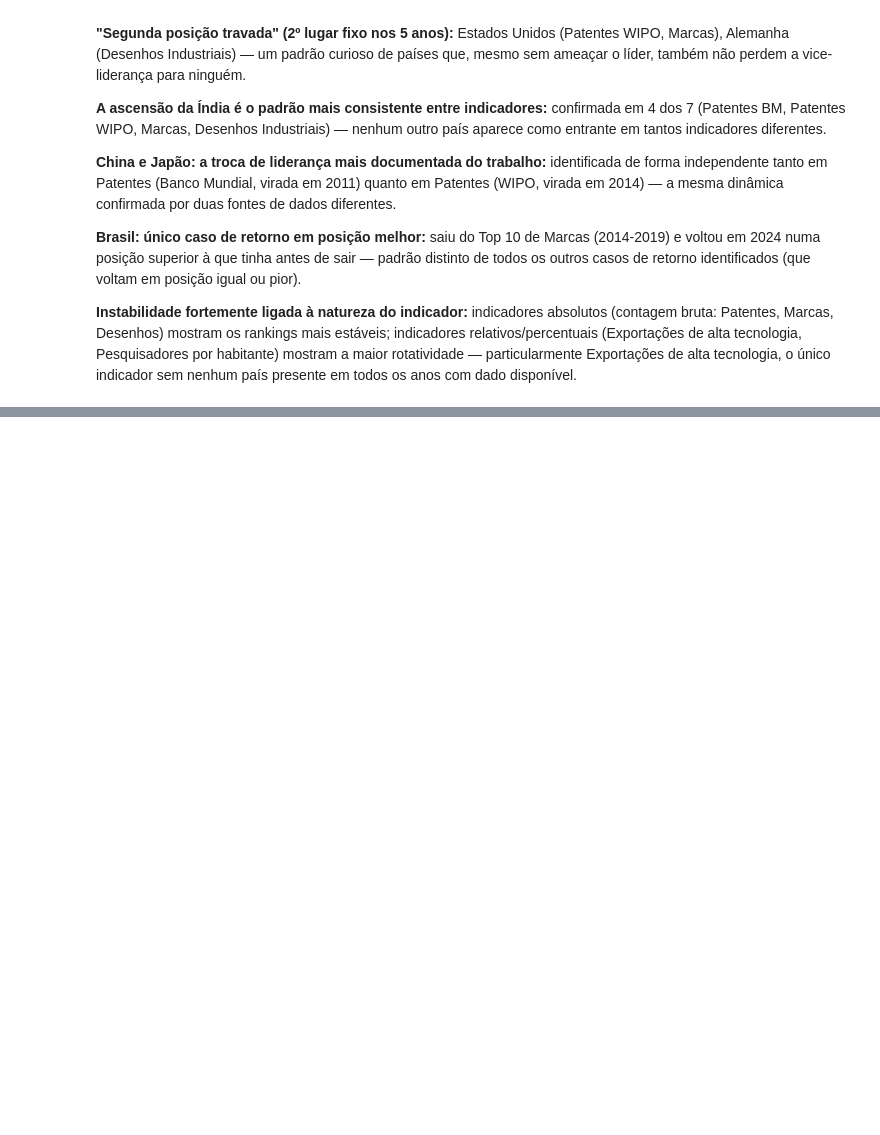
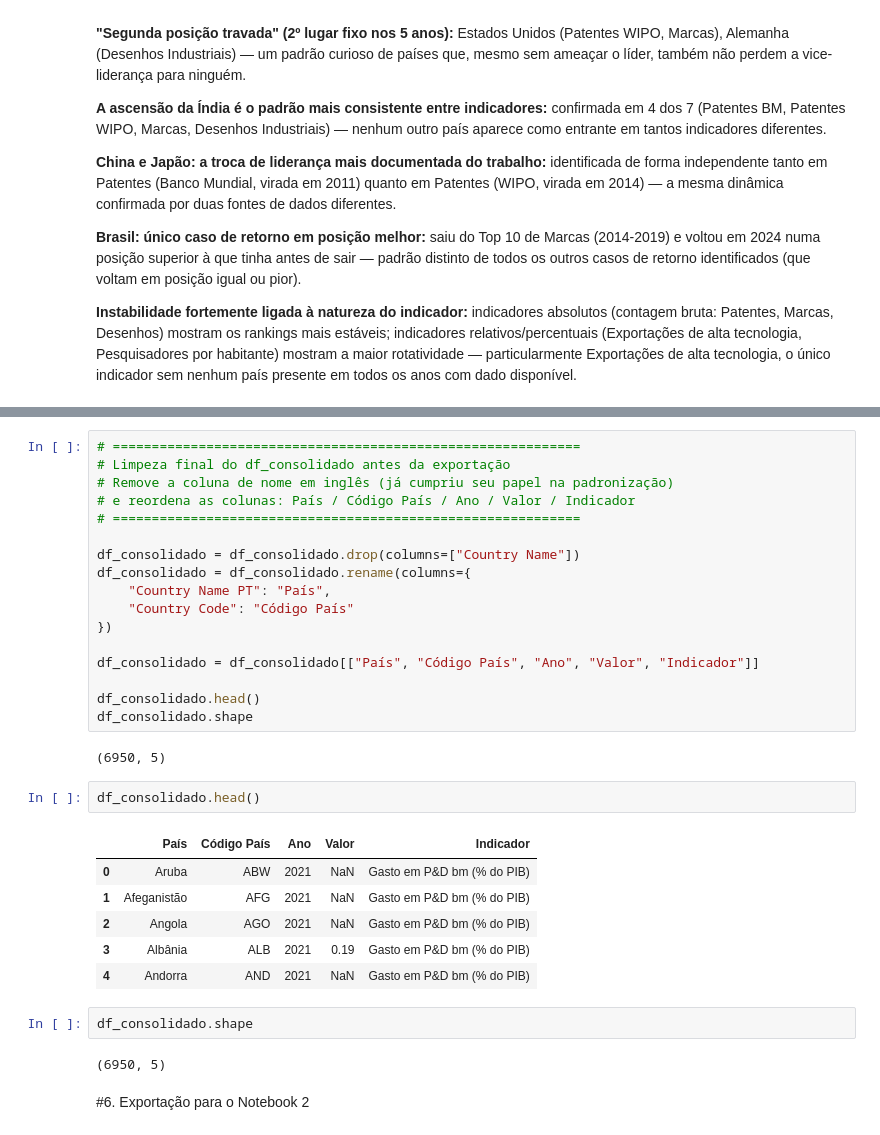
Before and after one commit to Gabriel-Roledo-ds/Analise-dos-top-10-paises-em-Inovacao-Tecnologica, a Jupyter notebook: indicadores_de_inovação_tecnologica.ipynb, the cells around one changed output, grey strips where cells are left out. Saved outputs shown, nothing was run; the diff lists cells and outputs as text; blank space fills up the shorter version.

```diff
--- a/indicadores_de_inovação_tecnologica.ipynb
+++ b/indicadores_de_inovação_tecnologica.ipynb
@@ -1775,0 +1794,34 @@ país presente em todos os anos com dado disponível.
+# %%
+# ============================================================
+# Limpeza final do df_consolidado antes da exportação
+# Remove a coluna de nome em inglês (já cumpriu seu papel na padronização)
+# e reordena as colunas: País / Código País / Ano / Valor / Indicador
+# ============================================================
+
+df_consolidado = df_consolidado.drop(columns=["Country Name"])
+df_consolidado = df_consolidado.rename(columns={
+    "Country Name PT": "País",
+    "Country Code": "Código País"
+})
+
+df_consolidado = df_consolidado[["País", "Código País", "Ano", "Valor", "Indicador"]]
+
+df_consolidado.head()
+df_consolidado.shape
+# %% [output]
+(6950, 5)
+# %%
+df_consolidado.head()
+# %% [output]
+|  | País | Código País | Ano | Valor | Indicador |
+| 0 | Aruba | ABW | 2021 | NaN | Gasto em P&D bm (% do PIB) |
+| 1 | Afeganistão | AFG | 2021 | NaN | Gasto em P&D bm (% do PIB) |
+| 2 | Angola | AGO | 2021 | NaN | Gasto em P&D bm (% do PIB) |
+| 3 | Albânia | ALB | 2021 | 0.19 | Gasto em P&D bm (% do PIB) |
+| 4 | Andorra | AND | 2021 | NaN | Gasto em P&D bm (% do PIB) |
+# %%
+df_consolidado.shape
+# %% [output]
+(6950, 5)
+# %% [markdown]
+#6. Exportação para o Notebook 2
```
Also changed, not shown: parts of 4 cells of this notebook.
